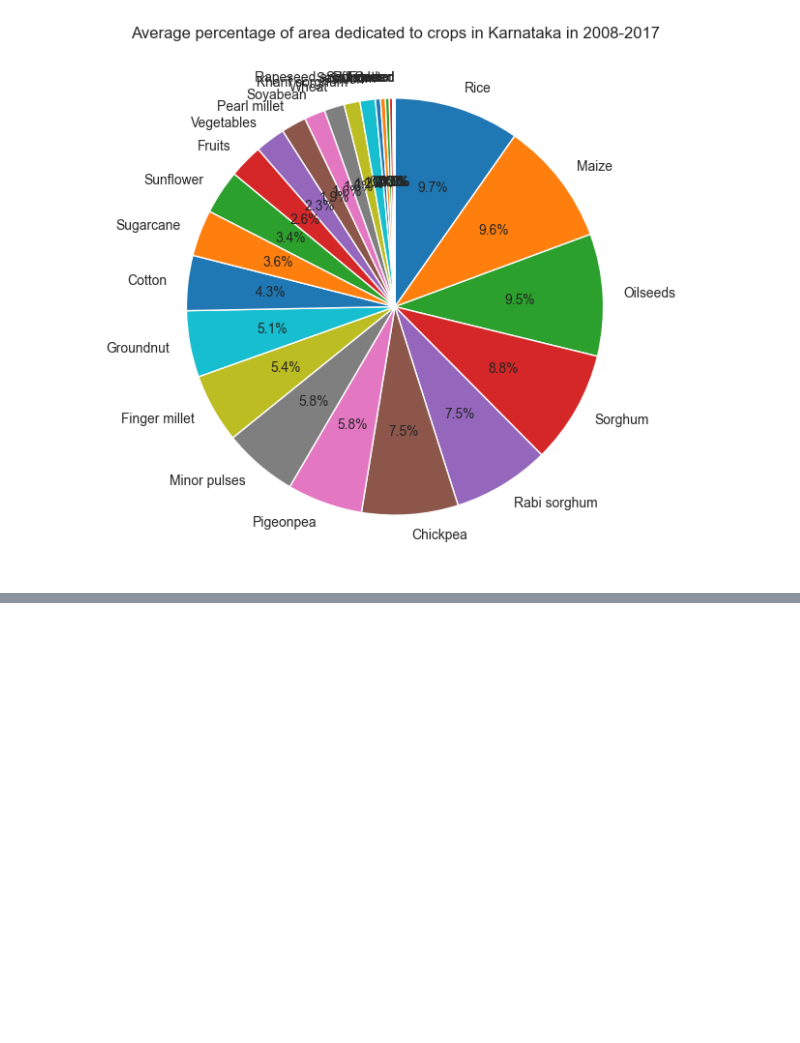
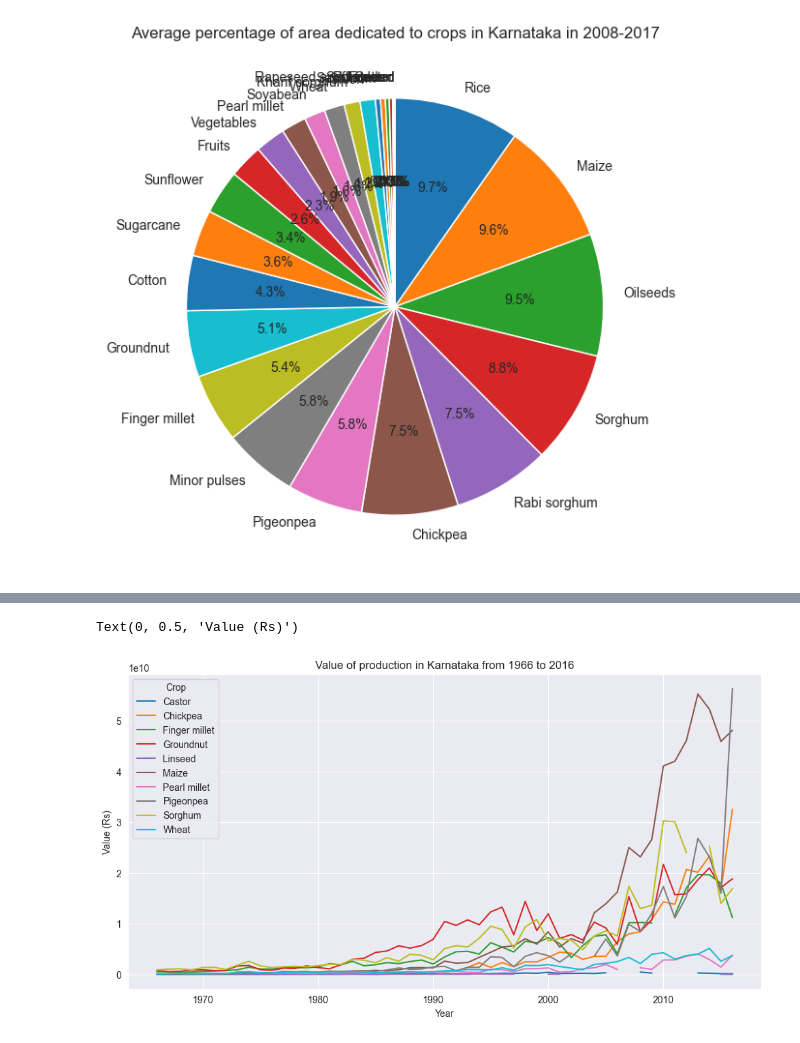
Before and after one commit to EwoutH/India-drought-ABM, a Jupyter notebook: analysis/2_India-ABM-crops.ipynb, the cells around one changed output, grey strips where cells are left out. Cells and saved outputs as stored; diff of their text form; code cells hidden in the pictures; blank space fills up the shorter version.

```diff
--- a/analysis/2_India-ABM-crops.ipynb
+++ b/analysis/2_India-ABM-crops.ipynb
@@ -133,0 +177,10 @@ plt.savefig('images/area_farmland_pie.svg', format='svg', bbox_inches='tight')
+# %%
+# Melt the dataframe into long format
+pricesm = pricesg.melt(id_vars=['Year'], var_name='Crop', value_name='Price (Rs/quintal)')
+
+# Merge the two dataframes into one
+dfall = pd.merge(dfm, pricesm, on=['Year', 'Crop'], how='outer')
+# %%
+# Calculate the value of the production (1000 tons --> kg = * 1000000, Rs/quintal --> Rs/kg = / 100) = * 10000
+dfall['Value (Rs)'] = dfall['Production (1000 tons)'] * dfall['Price (Rs/quintal)'] * 10000
+dfall.tail(3)
@@ -133,0 +192,13 @@ plt.savefig('images/area_farmland_pie.svg', format='svg', bbox_inches='tight')
+# %%
+# Only keep the Value column, and convert back to wide format
+dfv = dfall[['Year', 'Crop', 'Value (Rs)']].pivot(index='Year', columns='Crop', values='Value (Rs)')
+
+# Drop the last year (2017) because it is incomplete
+dfv = dfv.drop(2017, axis=0)
+
+# Drop all columns in which more than 50% of the values is missing, and print which columns were dropped
+dropped = dfv.columns[dfv.isnull().sum() > len(dfv)*0.5].tolist()
+dfv = dfv.drop(dropped, axis=1)
+print(f"Dropped columns: {dropped}")
+
+dfv.tail(3)
@@ -133,0 +212,7 @@ plt.savefig('images/area_farmland_pie.svg', format='svg', bbox_inches='tight')
+# %%
+dfv.plot(figsize=(12, 6))
+plt.title('Value of production in Karnataka from 1966 to 2016')
+plt.ylabel('Value (Rs)')
+# %% [output]
+Text(0, 0.5, 'Value (Rs)')
+[figure, added]
```
Also changed, not shown: parts of 11 cells of this notebook.
